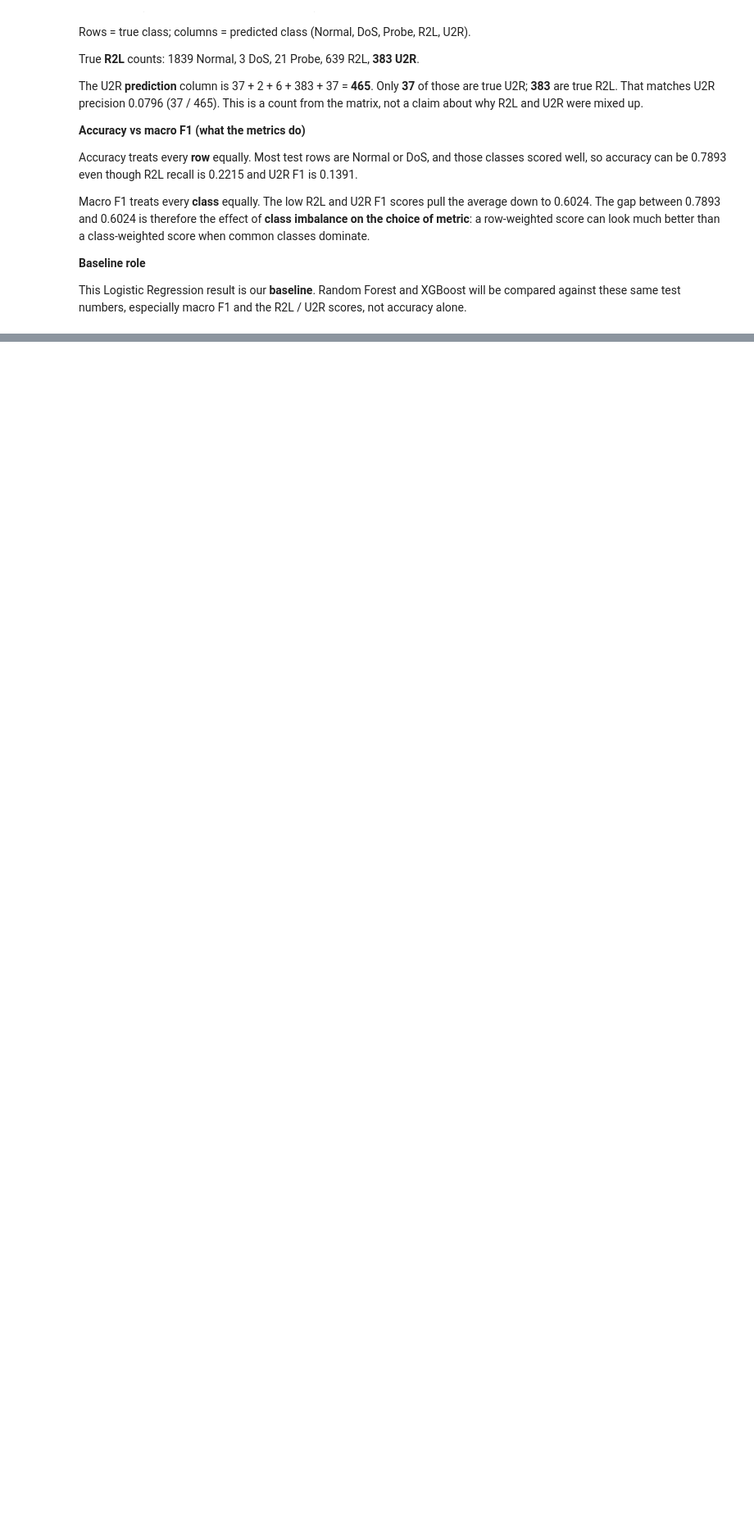
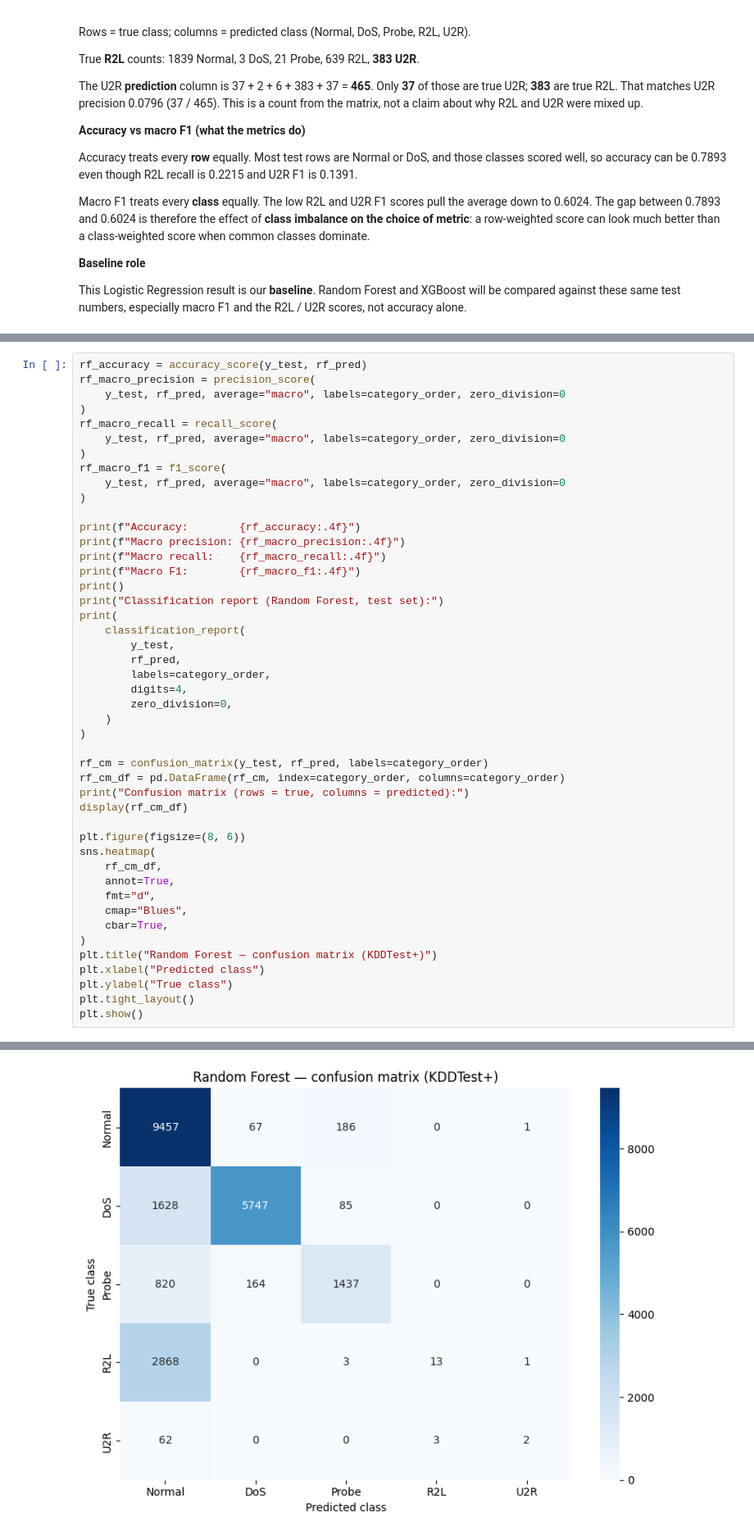
Before and after one commit to nitya098/network-traffic-anomaly-detection, a Jupyter notebook: notebooks/02_baseline_model.ipynb, the cells around one changed output, grey strips where cells are left out. Shown at 82% size. Saved outputs shown, nothing was run; the diff lists cells and outputs as text; blank space fills up the shorter version.

Commit message:
ml: compare baseline classification models

```diff
--- a/notebooks/02_baseline_model.ipynb
+++ b/notebooks/02_baseline_model.ipynb
@@ -481,0 +552,47 @@ This Logistic Regression result is our **baseline**. Random Forest and XGBoost w
+# %%
+rf_accuracy = accuracy_score(y_test, rf_pred)
+rf_macro_precision = precision_score(
+    y_test, rf_pred, average="macro", labels=category_order, zero_division=0
+)
+rf_macro_recall = recall_score(
+    y_test, rf_pred, average="macro", labels=category_order, zero_division=0
+)
+rf_macro_f1 = f1_score(
+    y_test, rf_pred, average="macro", labels=category_order, zero_division=0
+)
+
+print(f"Accuracy:        {rf_accuracy:.4f}")
+print(f"Macro precision: {rf_macro_precision:.4f}")
+print(f"Macro recall:    {rf_macro_recall:.4f}")
+print(f"Macro F1:        {rf_macro_f1:.4f}")
+print()
+print("Classification report (Random Forest, test set):")
+print(
+    classification_report(
+        y_test,
+        rf_pred,
+        labels=category_order,
+        digits=4,
+        zero_division=0,
+    )
+)
+
+rf_cm = confusion_matrix(y_test, rf_pred, labels=category_order)
+rf_cm_df = pd.DataFrame(rf_cm, index=category_order, columns=category_order)
+print("Confusion matrix (rows = true, columns = predicted):")
+display(rf_cm_df)
+
+plt.figure(figsize=(8, 6))
+sns.heatmap(
+    rf_cm_df,
+    annot=True,
+    fmt="d",
+    cmap="Blues",
+    cbar=True,
+)
+plt.title("Random Forest — confusion matrix (KDDTest+)")
+plt.xlabel("Predicted class")
+plt.ylabel("True class")
+plt.tight_layout()
+plt.show()
+# %% [output]
@@ -481,0 +624 @@ This Logistic Regression result is our **baseline**. Random Forest and XGBoost w
+[figure, added]
```
Also changed, not shown: parts of 24 cells of this notebook.
